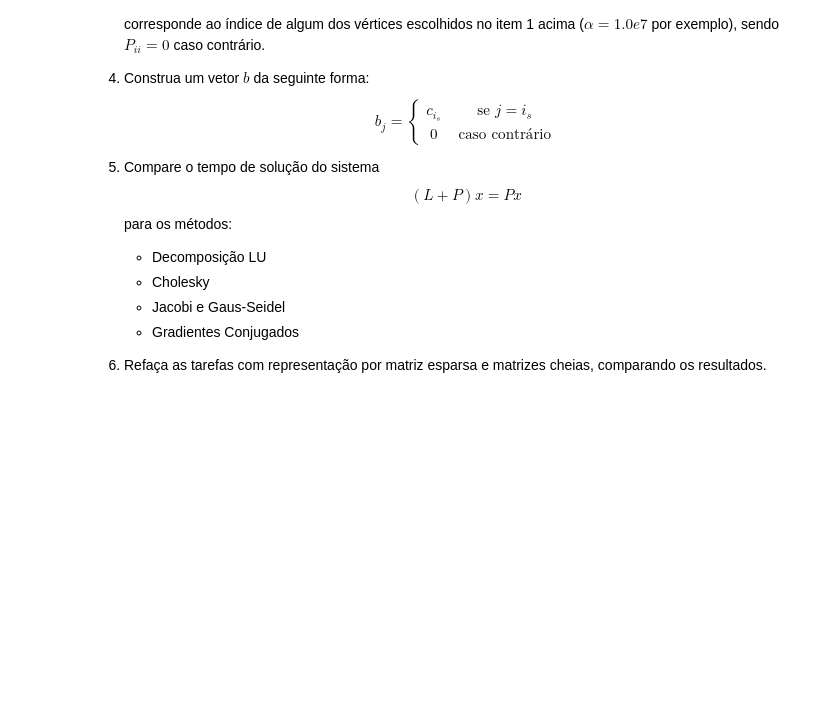
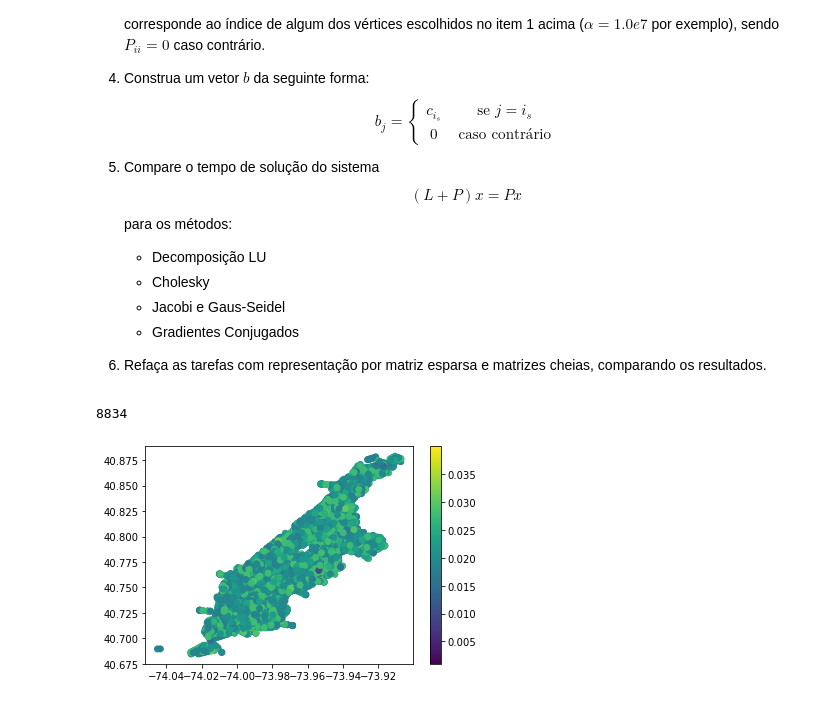
Before and after one commit to LePenidon/grupo_metodos_numericos_I, a Jupyter notebook: Trabalho_Sistemas_Lineares.ipynb, the cells around one changed output. Drawn from its saved outputs; the diff is of its cells as text; code cells hidden in the pictures; blank space fills up the shorter version.

```diff
--- a/Trabalho_Sistemas_Lineares.ipynb
+++ b/Trabalho_Sistemas_Lineares.ipynb
@@ -80,6 +81,11 @@ def jacobi(A,b):
         return x
 # %%
 G = nx.read_edgelist("./dados/manh.el", create_using=nx.Graph, nodetype=int)
+
+qnt = np.arange(G.number_of_nodes()+1)
+mapping = dict(zip(G, qnt))
+
+G = nx.relabel_nodes(G, mapping)
 
 componentes = [G.subgraph(c).copy() for c in nx.connected_components(G)]
 # nx.draw_networkx(componentes[0],node_size=10,with_labels=False)
@@ -113,10 +119,12 @@ b[9][0] = 280000
 b[10][0] = 200000
 
 A = np.add(matriz_laplaciana,matriz_penalidade)
+# %% [output]
+8834
 # %%
 # lu
-# lu, piv = scipy.linalg.lu_factor(A)
-# x_lu = scipy.linalg.lu_solve((lu,piv),b)
+lu, piv = scipy.linalg.lu_factor(A)
+x_lu = scipy.linalg.lu_solve((lu,piv),b)
 
 # chow chow
 # c, low = scipy.linalg.cho_factor(A)
@@ -135,3 +143,32 @@ A = np.add(matriz_laplaciana,matriz_penalidade)
 # x_cg = scipy.sparse.linalg.cg(a_sparse,b)
 
 # print(x_cg)
+# %%
+v = []
+xy = []
+
+for i in list(grafo_maior_componente.nodes):
+  v.append(i)
+
+f = open('./dados/manh.xy','r')
+for row in f:
+    row = row.split('\t')
+    row[1] = row[1].split('\n')
+    aux = row[1]
+
+    xy.append([float(row[0]), float(aux[0])])
+
+vertices_x = []
+vertices_y = []
+vertices = []
+
+for i in v:
+    vertices.append(xy[i])
+    vertices_x.append(xy[i][0])
+    vertices_y.append(xy[i][1])
+
+plt.scatter(vertices_x, vertices_y, c=x_lu, cmap='viridis')
+plt.colorbar()
+plt.show()
+# %% [output]
+[figure, added]
```
Also changed, not shown: parts of 1 cell of this notebook.
